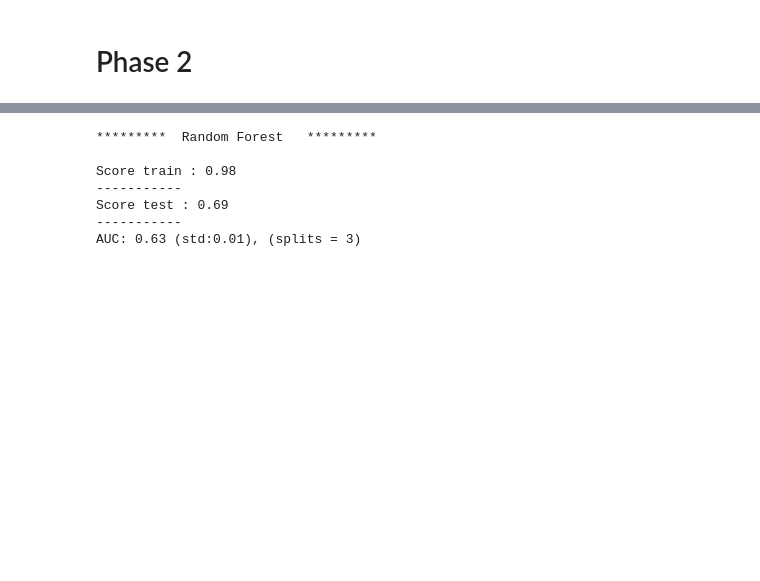
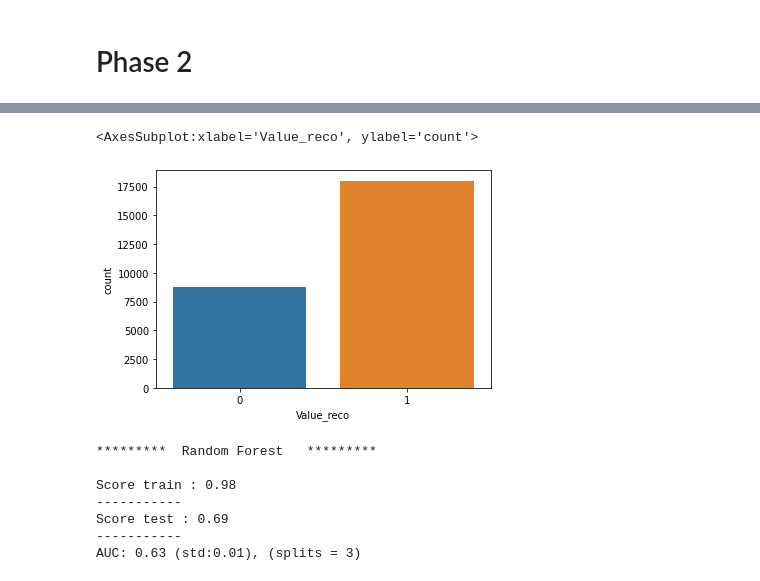
Before and after one commit to Nico-Facto/SteamEyes, a Jupyter notebook: NoteBook/BetterModels.ipynb, the cells around one changed output, grey strips where cells are left out. Drawn from its saved outputs; the diff is of its cells as text; code cells hidden in the pictures; blank space fills up the shorter version.

```diff
--- a/NoteBook/BetterModels.ipynb
+++ b/NoteBook/BetterModels.ipynb
@@ -540,3 +527,8 @@ df_ph2_clean.sample()
+# %%
+sns.countplot(df_ph2_clean['Value_reco'])
+# %% [output]
+<AxesSubplot:xlabel='Value_reco', ylabel='count'>
+[figure, added]
 # %%
 for name, model in dict_models.items():
     print("")
```
Also changed, not shown: parts of 25 cells of this notebook, 8 other files.
